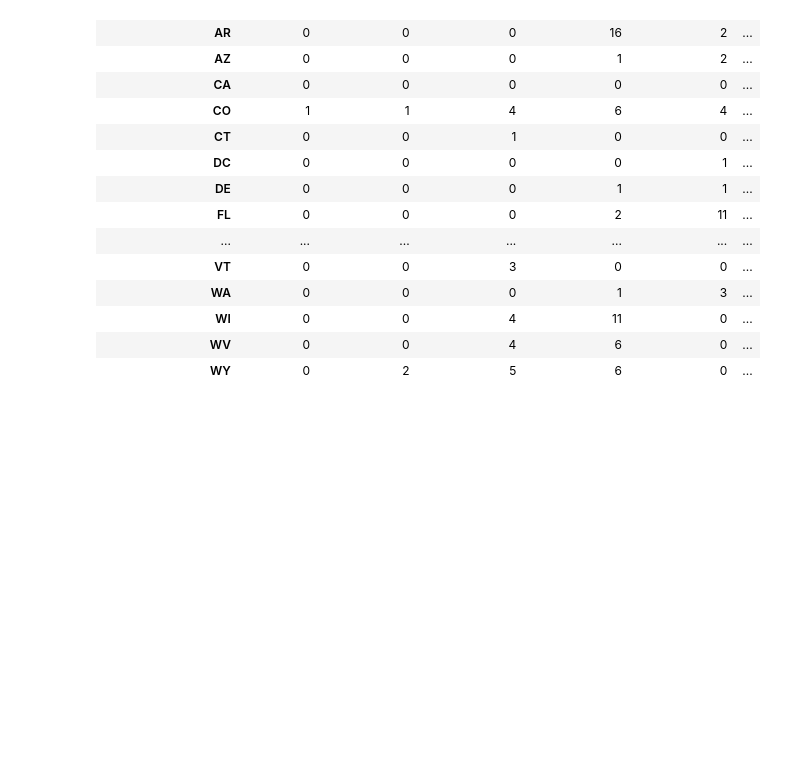
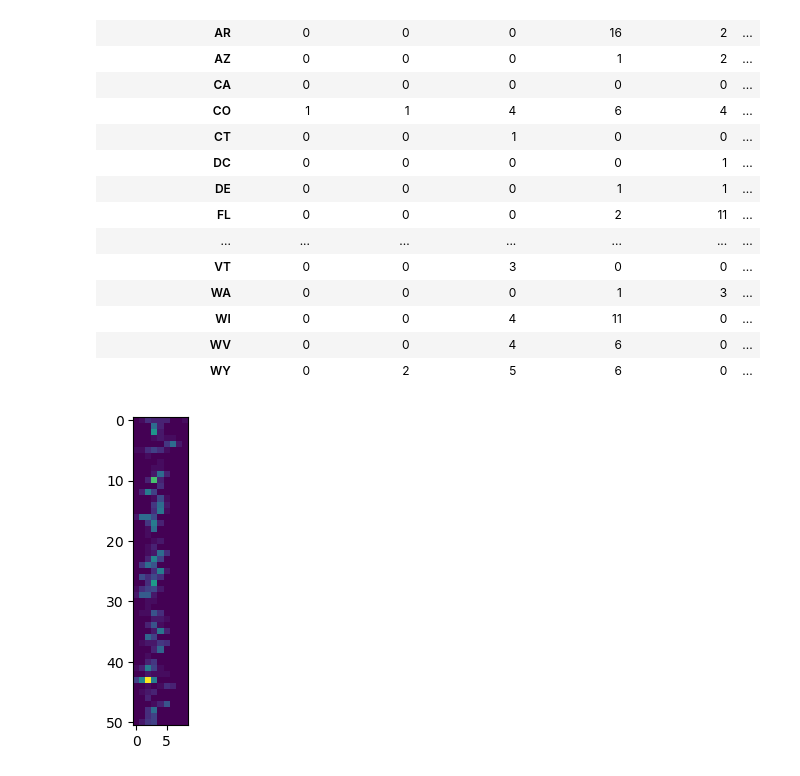
Before and after one commit to UIUC-iSchool-DataViz/is445_obuobg_spring2025, a Jupyter notebook: week08/inClass_week08.ipynb, the cells around one changed output. Cells and saved outputs as stored; diff of their text form; code cells hidden in the pictures; blank space fills up the shorter version.

```diff
--- a/week08/inClass_week08.ipynb
+++ b/week08/inClass_week08.ipynb
@@ -135,0 +138,7 @@ table
+# %%
+fig, ax = plt.subplots(figsize=(5,4))
+ax.imshow(table.values)
+ax.set_yticks(range(len(table.index))
+plt.show()
+# %% [output]
+[figure, added]
```
Also changed, not shown: parts of 1 cell of this notebook.
